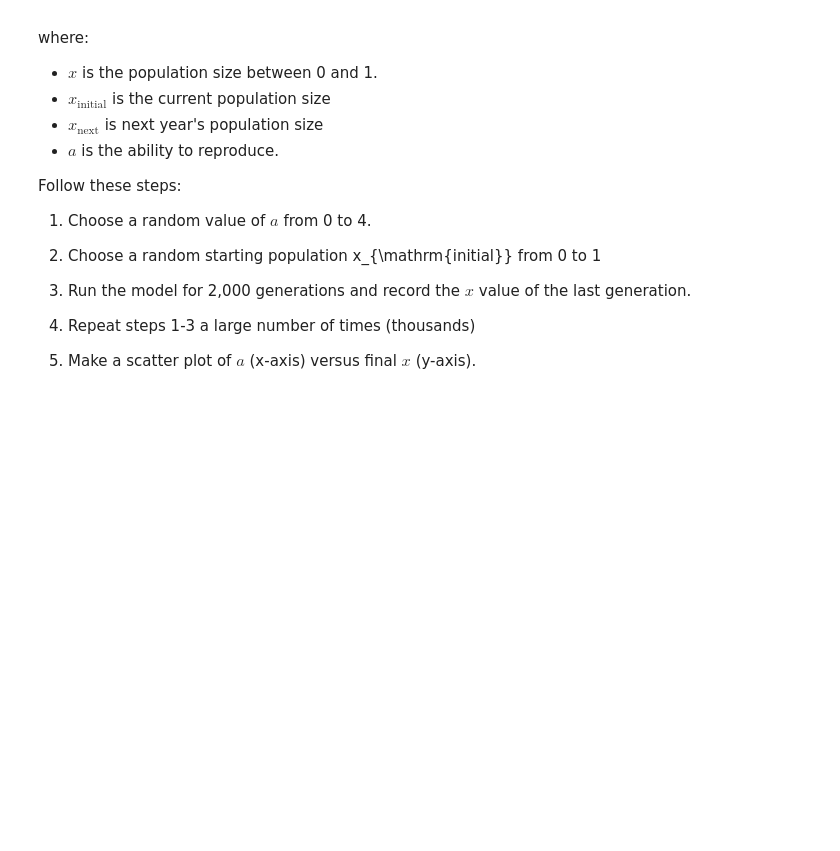
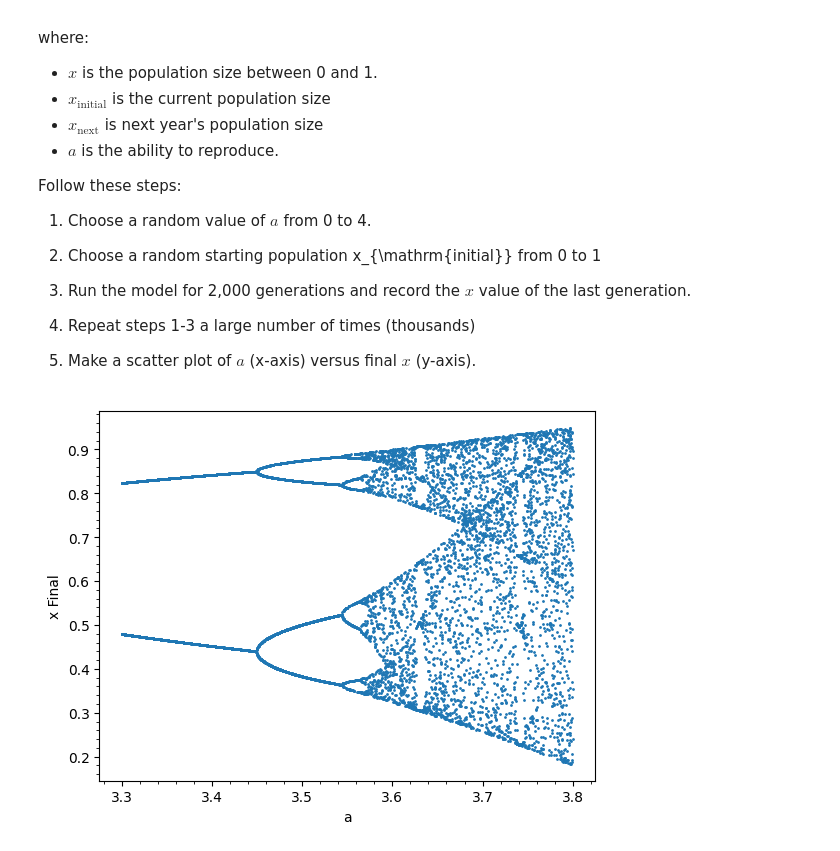
Before and after one commit to Leo05-u/EMSC2010_Wk9_L1, a Jupyter notebook: EMSC2010_W9_L1_NB2_u7447903.ipynb, the cells around one changed output. Cells and saved outputs as stored; diff of their text form; code cells hidden in the pictures; blank space fills up the shorter version.

```diff
--- a/EMSC2010_W9_L1_NB2_u7447903.ipynb
+++ b/EMSC2010_W9_L1_NB2_u7447903.ipynb
@@ -146,3 +147,20 @@ Follow these steps:
 5. Make a scatter plot of $a$ (x-axis) versus final $x$ (y-axis).
 # %%
 ### Code the logistic map
+# %%
+a_out =[]
+x_out = []
+for j in range (10000):
+  a = np.random.rand()*0.5+3.3
+  a_out.append(a)
+  x = np.random.rand()
+  for i in range (2000):
+    x = a*x*(1-x)
+  x_out.append(x)
+# %%
+plt.plot(a_out, x_out,'.',markersize = 2)
+plt.xlabel('a')
+plt.ylabel('x Final')
+plt.minorticks_on()
+# %% [output]
+[figure, added]
```
Also changed, not shown: parts of 2 cells of this notebook.
